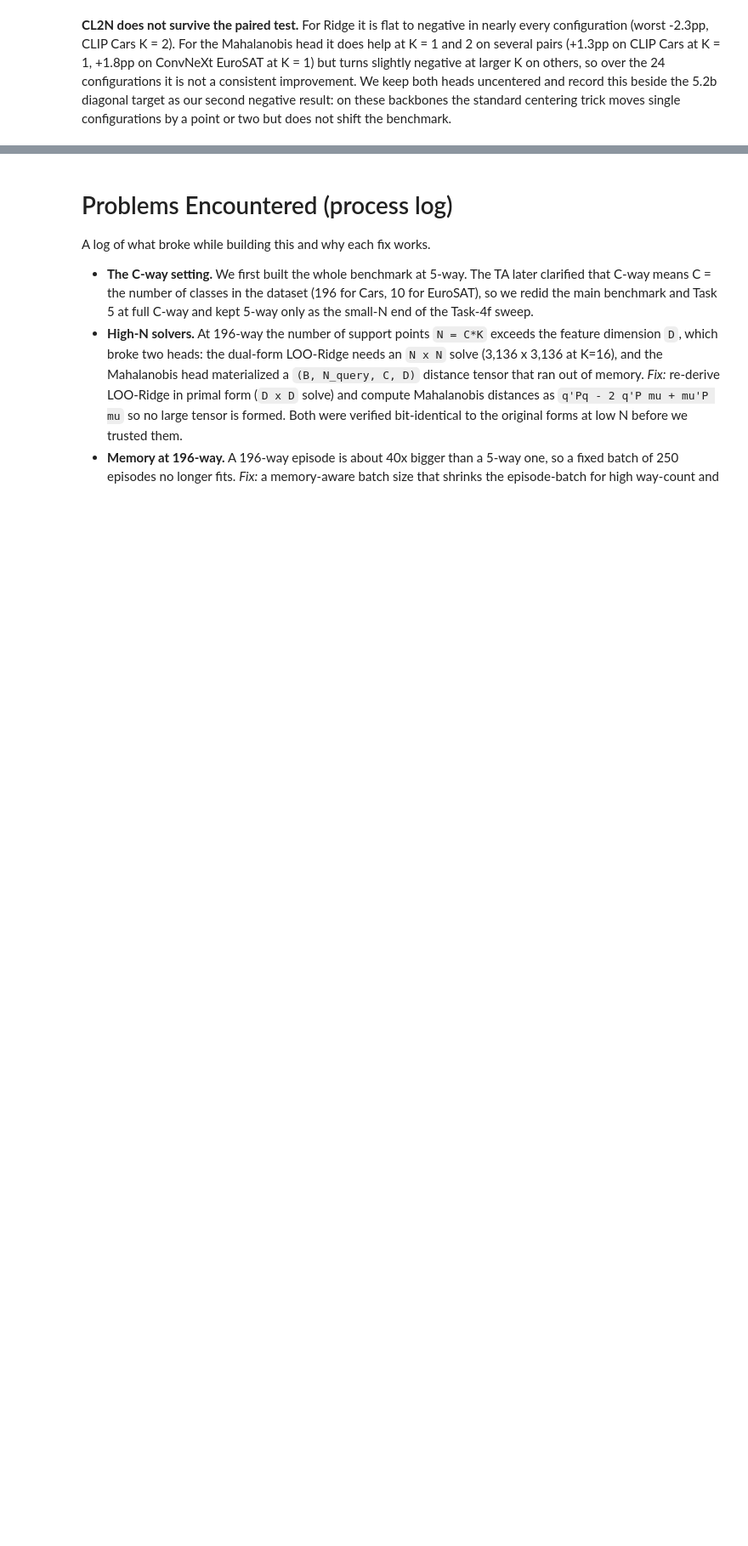
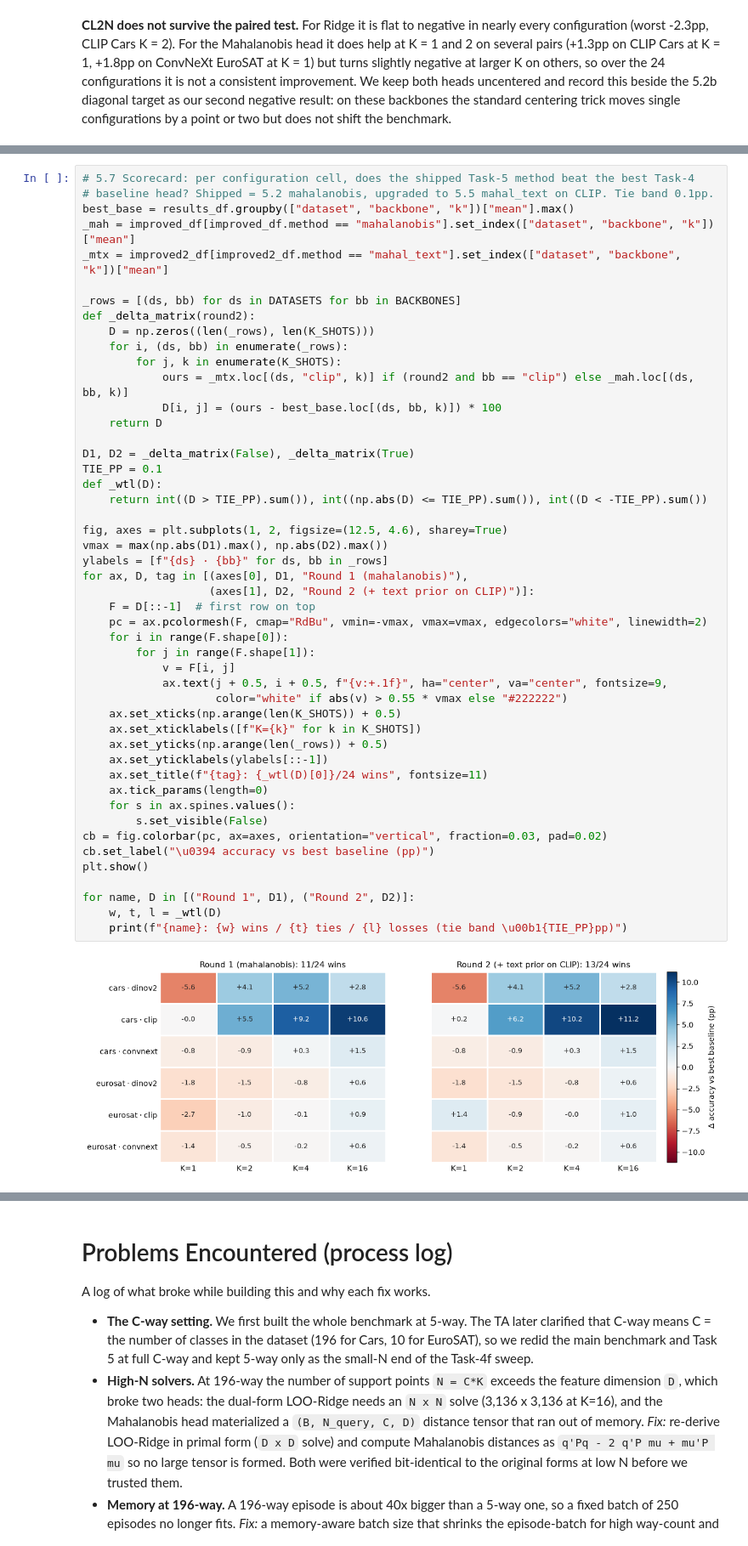
Before and after one commit to eyalsht/cv-hw2-few-shot-benchmarking, a Jupyter notebook: cv_hw2_312359284_314884834.ipynb, the cells around one changed output, grey strips where cells are left out. Shown at 85% size. Drawn from its saved outputs; the diff is of its cells as text; blank space fills up the shorter version.

```diff
--- a/cv_hw2_312359284_314884834.ipynb
+++ b/cv_hw2_312359284_314884834.ipynb
@@ -2130,0 +2150,50 @@ single configurations by a point or two but does not shift the benchmark.
+# %%
+# 5.7 Scorecard: per configuration cell, does the shipped Task-5 method beat the best Task-4
+# baseline head? Shipped = 5.2 mahalanobis, upgraded to 5.5 mahal_text on CLIP. Tie band 0.1pp.
+best_base = results_df.groupby(["dataset", "backbone", "k"])["mean"].max()
+_mah = improved_df[improved_df.method == "mahalanobis"].set_index(["dataset", "backbone", "k"])["mean"]
+_mtx = improved2_df[improved2_df.method == "mahal_text"].set_index(["dataset", "backbone", "k"])["mean"]
+
+_rows = [(ds, bb) for ds in DATASETS for bb in BACKBONES]
+def _delta_matrix(round2):
+    D = np.zeros((len(_rows), len(K_SHOTS)))
+    for i, (ds, bb) in enumerate(_rows):
+        for j, k in enumerate(K_SHOTS):
+            ours = _mtx.loc[(ds, "clip", k)] if (round2 and bb == "clip") else _mah.loc[(ds, bb, k)]
+            D[i, j] = (ours - best_base.loc[(ds, bb, k)]) * 100
+    return D
+
+D1, D2 = _delta_matrix(False), _delta_matrix(True)
+TIE_PP = 0.1
+def _wtl(D):
+    return int((D > TIE_PP).sum()), int((np.abs(D) <= TIE_PP).sum()), int((D < -TIE_PP).sum())
+
+fig, axes = plt.subplots(1, 2, figsize=(12.5, 4.6), sharey=True)
+vmax = max(np.abs(D1).max(), np.abs(D2).max())
+ylabels = [f"{ds} · {bb}" for ds, bb in _rows]
+for ax, D, tag in [(axes[0], D1, "Round 1 (mahalanobis)"),
+                   (axes[1], D2, "Round 2 (+ text prior on CLIP)")]:
+    F = D[::-1]  # first row on top
+    pc = ax.pcolormesh(F, cmap="RdBu", vmin=-vmax, vmax=vmax, edgecolors="white", linewidth=2)
+    for i in range(F.shape[0]):
+        for j in range(F.shape[1]):
+            v = F[i, j]
+            ax.text(j + 0.5, i + 0.5, f"{v:+.1f}", ha="center", va="center", fontsize=9,
+                    color="white" if abs(v) > 0.55 * vmax else "#222222")
+    ax.set_xticks(np.arange(len(K_SHOTS)) + 0.5)
+    ax.set_xticklabels([f"K={k}" for k in K_SHOTS])
+    ax.set_yticks(np.arange(len(_rows)) + 0.5)
+    ax.set_yticklabels(ylabels[::-1])
+    ax.set_title(f"{tag}: {_wtl(D)[0]}/24 wins", fontsize=11)
+    ax.tick_params(length=0)
+    for s in ax.spines.values():
+        s.set_visible(False)
+cb = fig.colorbar(pc, ax=axes, orientation="vertical", fraction=0.03, pad=0.02)
+cb.set_label("\u0394 accuracy vs best baseline (pp)")
+plt.show()
+
+for name, D in [("Round 1", D1), ("Round 2", D2)]:
+    w, t, l = _wtl(D)
+    print(f"{name}: {w} wins / {t} ties / {l} losses (tie band \u00b1{TIE_PP}pp)")
+# %% [output]
+[figure, added]
```
Also changed, not shown: parts of 5 cells of this notebook.
